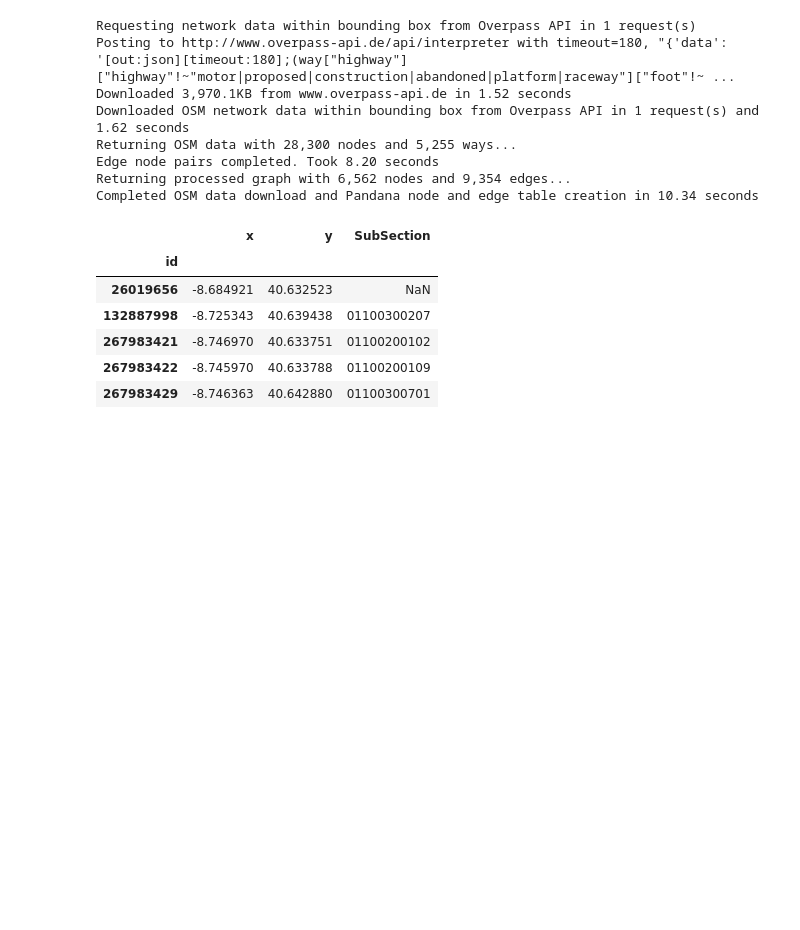
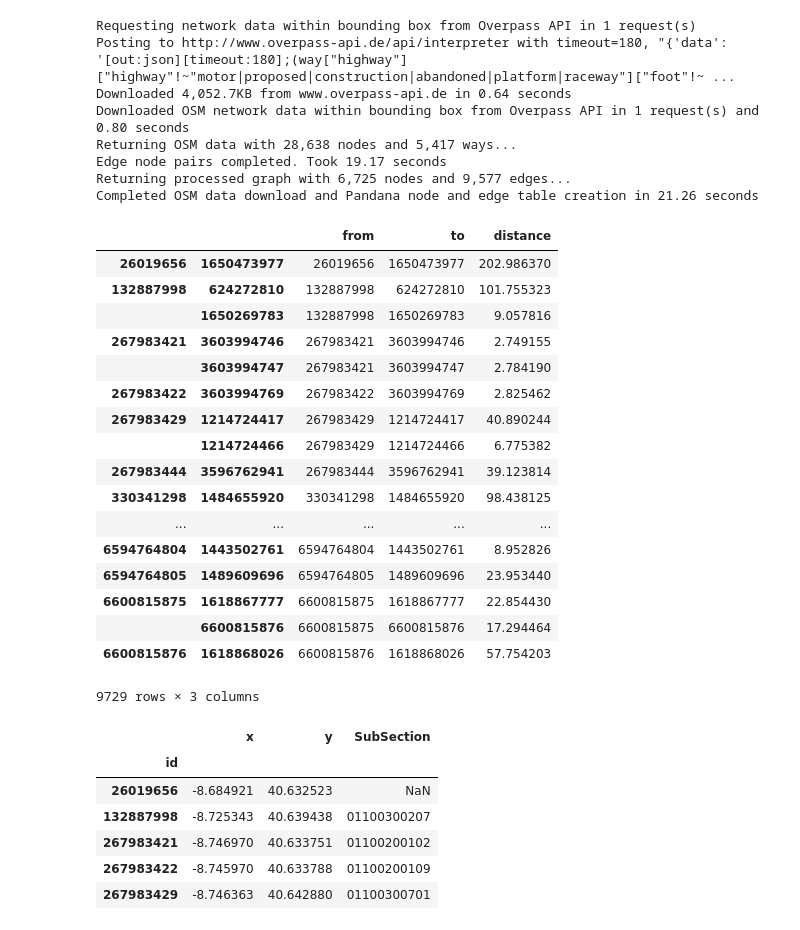
Before and after one commit to fillipefeitosa/gettin, a Jupyter notebook: pandana/Network and Subsections.ipynb, the cells around one changed output. Cells and saved outputs as stored; diff of their text form; code cells hidden in the pictures; blank space fills up the shorter version.

```diff
--- a/pandana/Network and Subsections.ipynb
+++ b/pandana/Network and Subsections.ipynb
@@ -16,7 +16,7 @@ import warnings
 warnings.filterwarnings('ignore')
 # %%
 # Load Data
-ilhavo = gpd.read_file('../subseccao_ilhavo_wgs84/ilhavo.geojson')
+ilhavo = gpd.read_file('./data/Subseccao_ilhavo_wgs84/Ilhavo_wgs84_subseccao.shp')
 ilhavoBounds = ilhavo.total_bounds
 boundaryIlhavo = ilhavo.dissolve(by='Municipio')
 # %%
@@ -27,12 +27,33 @@ network = osm.pdna_network_from_bbox(*bbox, network_type='walk', two_way=True)
 # %% [output]
 Requesting network data within bounding box from Overpass API in 1 request(s)
 Posting to http://www.overpass-api.de/api/interpreter with timeout=180, "{'data': '[out:json][timeout:180];(way["highway"]["highway"!~"motor|proposed|construction|abandoned|platform|raceway"]["foot"!~ ...
-Downloaded 3,970.1KB from www.overpass-api.de in 1.52 seconds
-Downloaded OSM network data within bounding box from Overpass API in 1 request(s) and 1.62 seconds
-Returning OSM data with 28,300 nodes and 5,255 ways...
-Edge node pairs completed. Took 8.20 seconds
-Returning processed graph with 6,562 nodes and 9,354 edges...
-Completed OSM data download and Pandana node and edge table creation in 10.34 seconds
+Downloaded 4,052.7KB from www.overpass-api.de in 0.64 seconds
+Downloaded OSM network data within bounding box from Overpass API in 1 request(s) and 0.80 seconds
+Returning OSM data with 28,638 nodes and 5,417 ways...
+Edge node pairs completed. Took 19.17 seconds
+Returning processed graph with 6,725 nodes and 9,577 edges...
+Completed OSM data download and Pandana node and edge table creation in 21.26 seconds
+# %%
+network.edges_df
+# %% [output]
+|  |  | from | to | distance |
+| 26019656 | 1650473977 | 26019656 | 1650473977 | 202.986370 |
+| 132887998 | 624272810 | 132887998 | 624272810 | 101.755323 |
+|  | 1650269783 | 132887998 | 1650269783 | 9.057816 |
+| 267983421 | 3603994746 | 267983421 | 3603994746 | 2.749155 |
+|  | 3603994747 | 267983421 | 3603994747 | 2.784190 |
+| 267983422 | 3603994769 | 267983422 | 3603994769 | 2.825462 |
+| 267983429 | 1214724417 | 267983429 | 1214724417 | 40.890244 |
+|  | 1214724466 | 267983429 | 1214724466 | 6.775382 |
+| 267983444 | 3596762941 | 267983444 | 3596762941 | 39.123814 |
+| 330341298 | 1484655920 | 330341298 | 1484655920 | 98.438125 |
+| ... | ... | ... | ... | ... |
+| 6594764804 | 1443502761 | 6594764804 | 1443502761 | 8.952826 |
+| 6594764805 | 1489609696 | 6594764805 | 1489609696 | 23.953440 |
+| 6600815875 | 1618867777 | 6600815875 | 1618867777 | 22.854430 |
+|  | 6600815876 | 6600815875 | 6600815876 | 17.294464 |
+| 6600815876 | 1618868026 | 6600815876 | 1618868026 | 57.754203 |
+9729 rows × 3 columns
 # %%
 teste = network.nodes_df
 sLength = len(teste)
```
